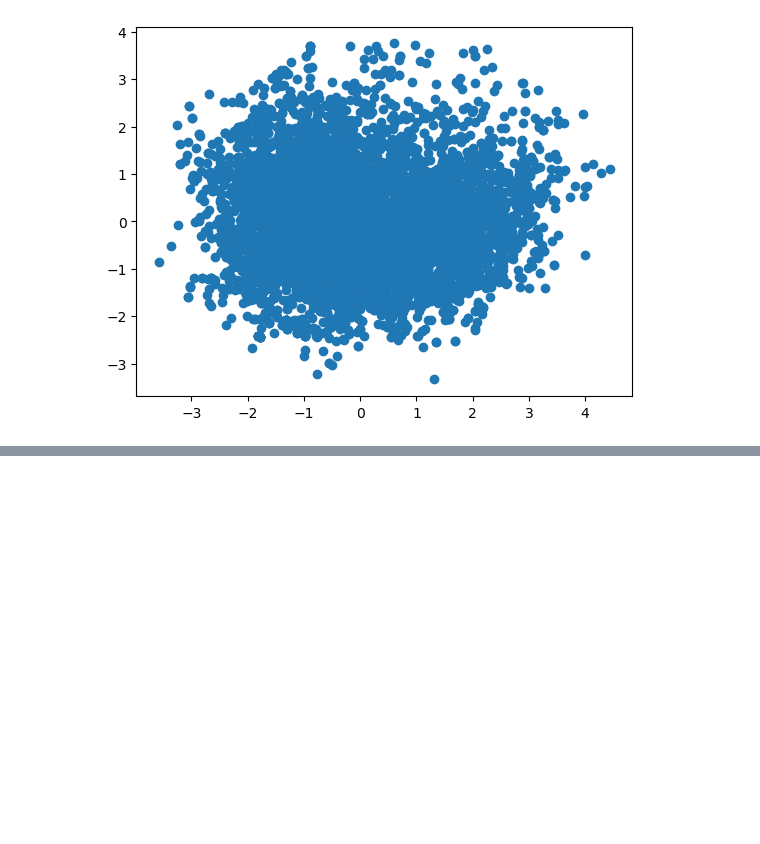
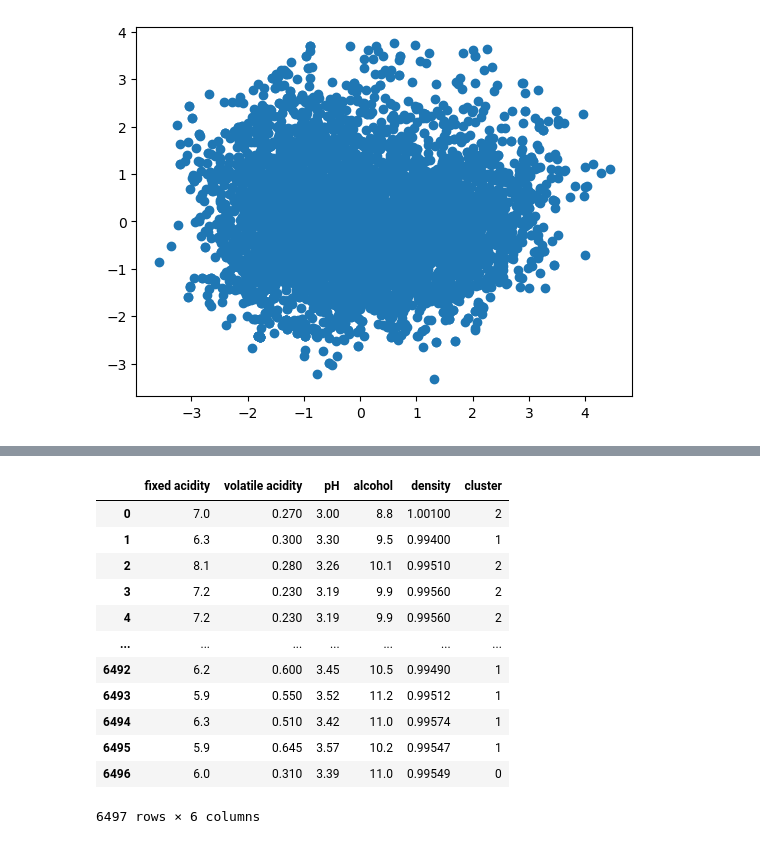
Before and after one commit to angeldev96/ultimo_examen_ia, a Jupyter notebook: 2.ipynb, the cells around one changed output, grey strips where cells are left out. Saved outputs shown, nothing was run; the diff lists cells and outputs as text; code cells hidden in the pictures; blank space fills up the shorter version.

```diff
--- a/2.ipynb
+++ b/2.ipynb
@@ -106,0 +161,16 @@ plt.scatter( pcadf['c1'] , pcadf['c2'] )
+# %%
+wines_n
+# %% [output]
+|  | fixed acidity | volatile acidity | pH | alcohol | density | cluster |
+| 0 | 7.0 | 0.270 | 3.00 | 8.8 | 1.00100 | 2 |
+| 1 | 6.3 | 0.300 | 3.30 | 9.5 | 0.99400 | 1 |
+| 2 | 8.1 | 0.280 | 3.26 | 10.1 | 0.99510 | 2 |
+| 3 | 7.2 | 0.230 | 3.19 | 9.9 | 0.99560 | 2 |
+| 4 | 7.2 | 0.230 | 3.19 | 9.9 | 0.99560 | 2 |
+| ... | ... | ... | ... | ... | ... | ... |
+| 6492 | 6.2 | 0.600 | 3.45 | 10.5 | 0.99490 | 1 |
+| 6493 | 5.9 | 0.550 | 3.52 | 11.2 | 0.99512 | 1 |
+| 6494 | 6.3 | 0.510 | 3.42 | 11.0 | 0.99574 | 1 |
+| 6495 | 5.9 | 0.645 | 3.57 | 10.2 | 0.99547 | 1 |
+| 6496 | 6.0 | 0.310 | 3.39 | 11.0 | 0.99549 | 0 |
+6497 rows × 6 columns
```
Also changed, not shown: parts of 17 cells of this notebook, 1 other file.
